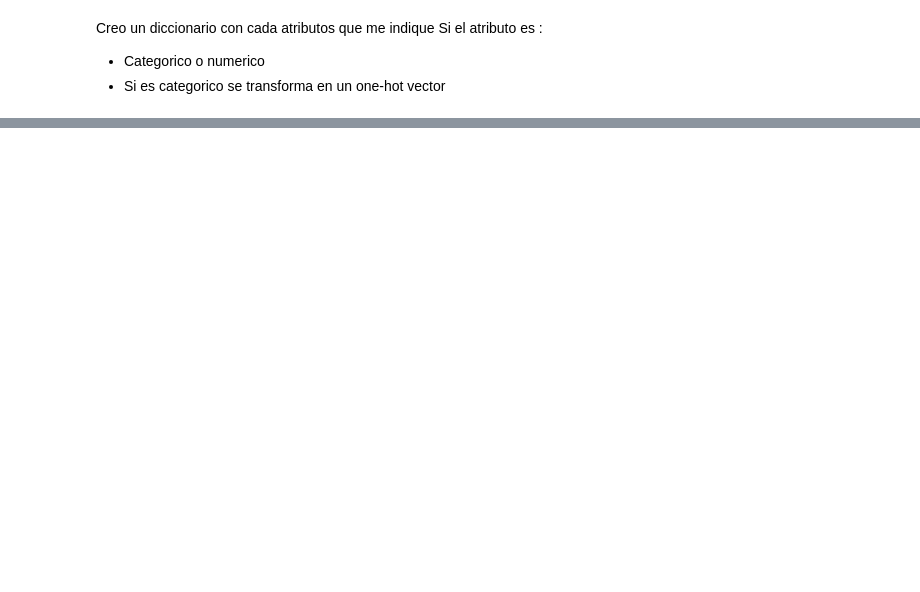
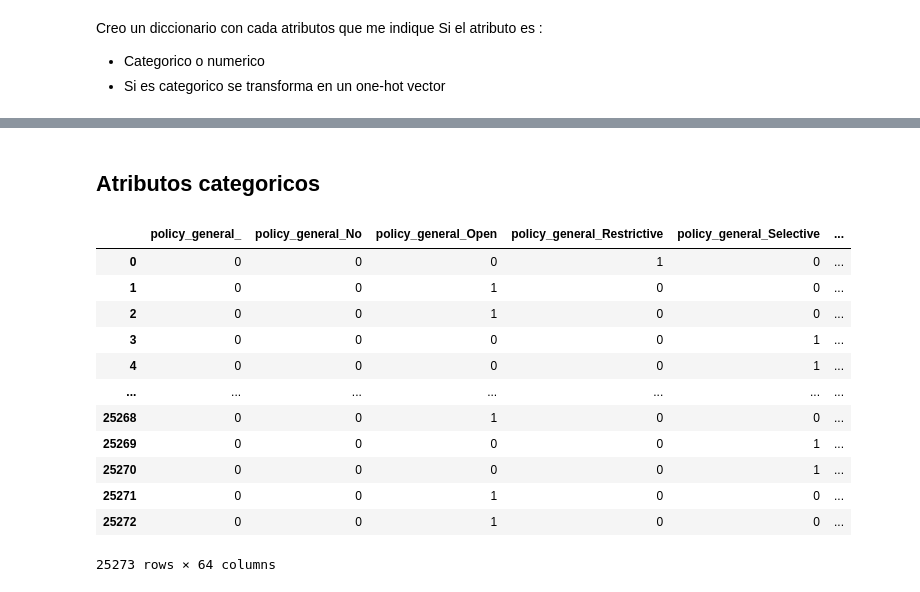
Before and after one commit to valesteban/TrabajoTesis, a Jupyter notebook: create_graph.ipynb, the cells around one changed output, grey strips where cells are left out. Saved outputs shown, nothing was run; the diff lists cells and outputs as text; code cells hidden in the pictures; blank space fills up the shorter version.

```diff
--- a/create_graph.ipynb
+++ b/create_graph.ipynb
@@ -183,0 +227,32 @@ info_never_via_route_servers: {'categorical': True, 'uniques': 2, 'empty_count':
+# %% [markdown]
+## Atributos categoricos
+# %%
+categorical_list = ['policy_general', 'policy_locations', 'policy_contracts', 'info_traffic', 'info_scope', 'info_type', 'info_ratio']
+
+
+# Listas de atributos
+boolean_list = ['policy_ratio', 'info_unicast', 'info_multicast', 'info_ipv6', 'info_never_via_route_servers']
+list_all = num_list + categorical_list + boolean_list
+
+
+# Crear DataFrame con los datos categóricos y hacer one-hot encoding
+cat_data = {attr: [asn.get(attr, None) for asn in data] for attr in categorical_list}
+cat_df = pd.DataFrame(cat_data)
+
+# Realizar One-Hot Encoding para los atributos categóricos
+cat_df_encoded = pd.get_dummies(cat_df, columns=categorical_list, prefix=categorical_list,dtype=int)
+cat_df_encoded
+# %% [output]
+|  | policy_general_ | policy_general_No | policy_general_Open | policy_general_Restrictive | policy_general_Selective | ... |
+| 0 | 0 | 0 | 0 | 1 | 0 | ... |
+| 1 | 0 | 0 | 1 | 0 | 0 | ... |
+| 2 | 0 | 0 | 1 | 0 | 0 | ... |
+| 3 | 0 | 0 | 0 | 0 | 1 | ... |
+| 4 | 0 | 0 | 0 | 0 | 1 | ... |
+| ... | ... | ... | ... | ... | ... | ... |
+| 25268 | 0 | 0 | 1 | 0 | 0 | ... |
+| 25269 | 0 | 0 | 0 | 0 | 1 | ... |
+| 25270 | 0 | 0 | 0 | 0 | 1 | ... |
+| 25271 | 0 | 0 | 1 | 0 | 0 | ... |
+| 25272 | 0 | 0 | 1 | 0 | 0 | ... |
+25273 rows × 64 columns
```
Also changed, not shown: parts of 30 cells of this notebook.
